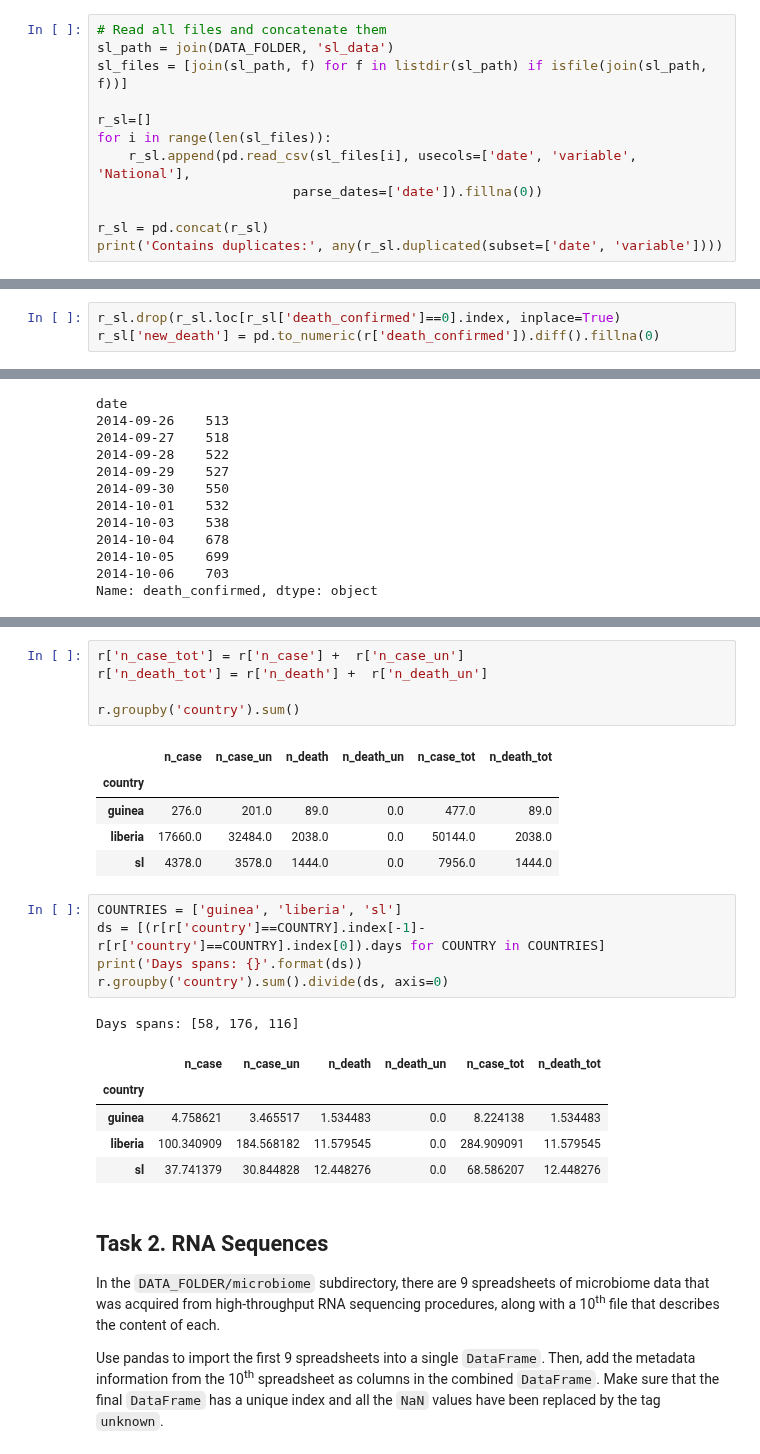
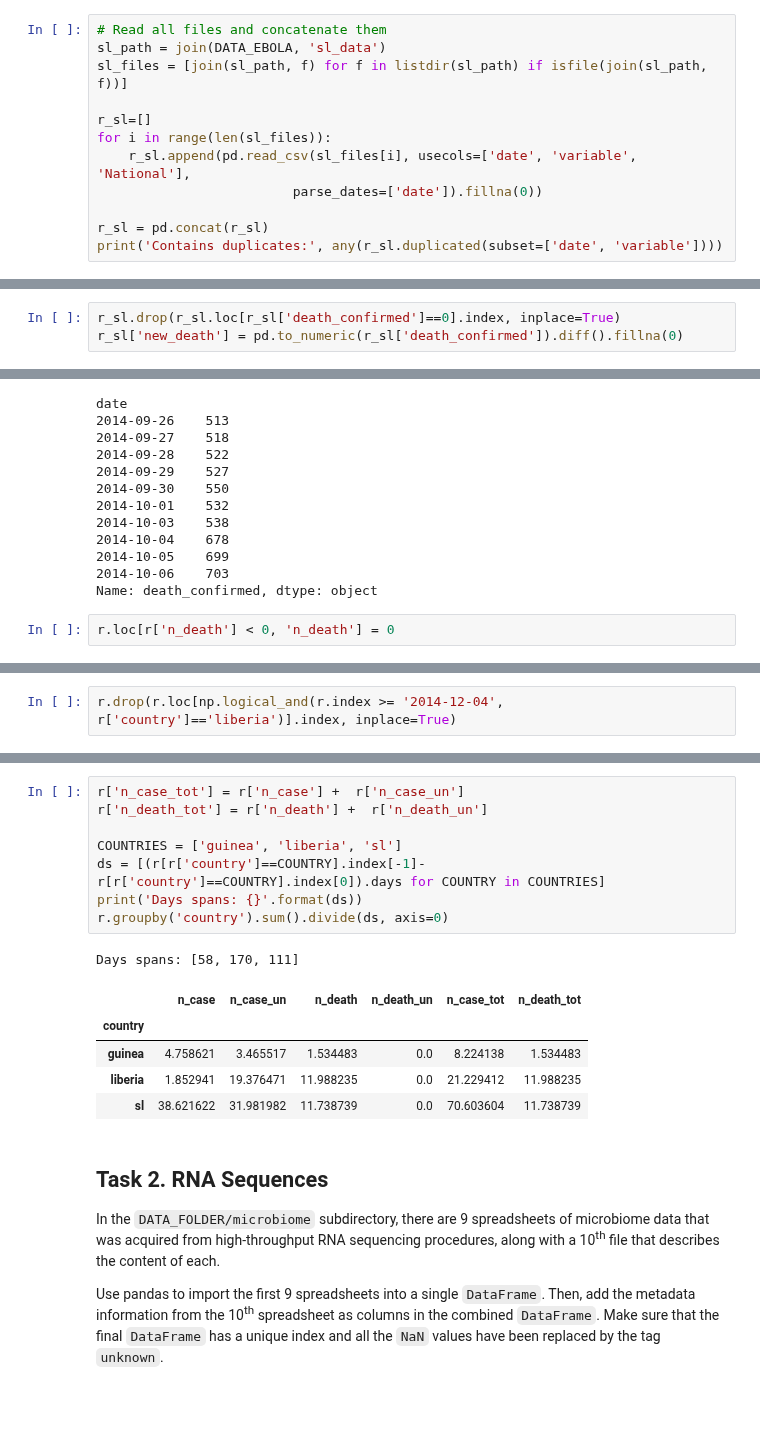
Before and after one commit to AdaTeamElec/ADA2017-Homeworks, a Jupyter notebook: 01 - Pandas and Data Wrangling/Homework 1.ipynb, the cells around one changed output, grey strips where cells are left out. Cells and saved outputs as stored; diff of their text form; blank space fills up the shorter version.

```diff
--- a/01 - Pandas and Data Wrangling/Homework 1.ipynb
+++ b/01 - Pandas and Data Wrangling/Homework 1.ipynb
@@ -216,6 +217,6 @@ Same logic as before. We directly parse the `date` as a date entry. We fill the
 # %%
 # Read all files and concatenate them
-sl_path = join(DATA_FOLDER, 'sl_data')
+sl_path = join(DATA_EBOLA, 'sl_data')
 sl_files = [join(sl_path, f) for f in listdir(sl_path) if isfile(join(sl_path, f))]
 
 r_sl=[]
@@ -311,6 +312,6 @@ Since all fields are empty we can drop thoses entries. Afterward we can estimate
 # %%
 r_sl.drop(r_sl.loc[r_sl['death_confirmed']==0].index, inplace=True)
-r_sl['new_death'] = pd.to_numeric(r['death_confirmed']).diff().fillna(0)
+r_sl['new_death'] = pd.to_numeric(r_sl['death_confirmed']).diff().fillna(0)
 # %% [markdown]
 Finally, we create the new fields to match the data schema that we choosed.
 # %%
@@ -367,3 +369,5 @@ date
 2014-10-05    699
 2014-10-06    703
 Name: death_confirmed, dtype: object
+# %%
+r.loc[r['n_death'] < 0, 'n_death'] = 0
@@ -369,0 +395,2 @@ Name: death_confirmed, dtype: object
+# %%
+r.drop(r.loc[np.logical_and(r.index >= '2014-12-04', r['country']=='liberia')].index, inplace=True)
@@ -370,26 +417,18 @@ Name: death_confirmed, dtype: object
 # %%
 r['n_case_tot'] = r['n_case'] +  r['n_case_un']
 r['n_death_tot'] = r['n_death'] +  r['n_death_un']
 
-r.groupby('country').sum()
+COUNTRIES = ['guinea', 'liberia', 'sl']
+ds = [(r[r['country']==COUNTRY].index[-1]-r[r['country']==COUNTRY].index[0]).days for COUNTRY in COUNTRIES]
+print('Days spans: {}'.format(ds))
+r.groupby('country').sum().divide(ds, axis=0)
 # %% [output]
+Days spans: [58, 170, 111]
 |  | n_case | n_case_un | n_death | n_death_un | n_case_tot | n_death_tot |
 | country |  |  |  |  |  |  |
-| guinea | 276.0 | 201.0 | 89.0 | 0.0 | 477.0 | 89.0 |
-| liberia | 17660.0 | 32484.0 | 2038.0 | 0.0 | 50144.0 | 2038.0 |
-| sl | 4378.0 | 3578.0 | 1444.0 | 0.0 | 7956.0 | 1444.0 |
+| guinea | 4.758621 | 3.465517 | 1.534483 | 0.0 | 8.224138 | 1.534483 |
+| liberia | 1.852941 | 19.376471 | 11.988235 | 0.0 | 21.229412 | 11.988235 |
+| sl | 38.621622 | 31.981982 | 11.738739 | 0.0 | 70.603604 | 11.738739 |
-# %%
-COUNTRIES = ['guinea', 'liberia', 'sl']
-ds = [(r[r['country']==COUNTRY].index[-1]-r[r['country']==COUNTRY].index[0]).days for COUNTRY in COUNTRIES]
-print('Days spans: {}'.format(ds))
-r.groupby('country').sum().divide(ds, axis=0)
-# %% [output]
-Days spans: [58, 176, 116]
-|  | n_case | n_case_un | n_death | n_death_un | n_case_tot | n_death_tot |
-| country |  |  |  |  |  |  |
-| guinea | 4.758621 | 3.465517 | 1.534483 | 0.0 | 8.224138 | 1.534483 |
-| liberia | 100.340909 | 184.568182 | 11.579545 | 0.0 | 284.909091 | 11.579545 |
-| sl | 37.741379 | 30.844828 | 12.448276 | 0.0 | 68.586207 | 12.448276 |
 # %% [markdown]
 ## Task 2. RNA Sequences
 
```
Also changed, not shown: parts of 45 cells of this notebook.
